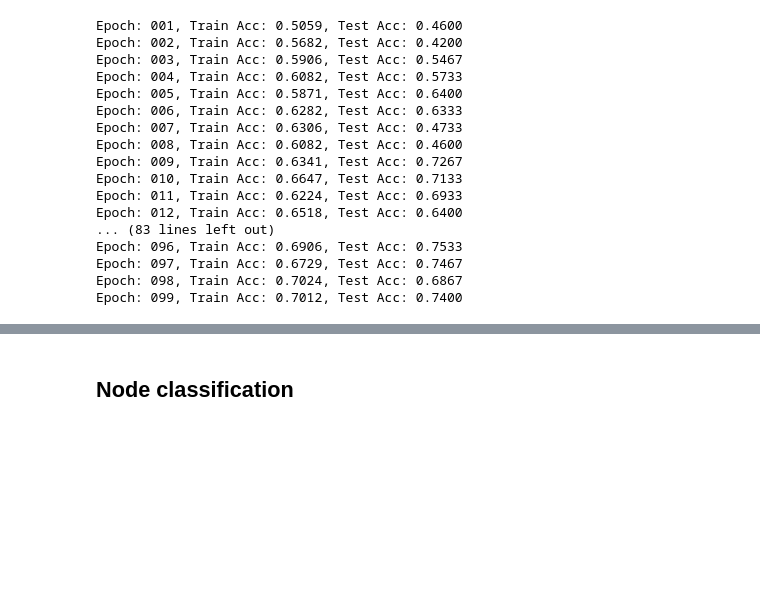
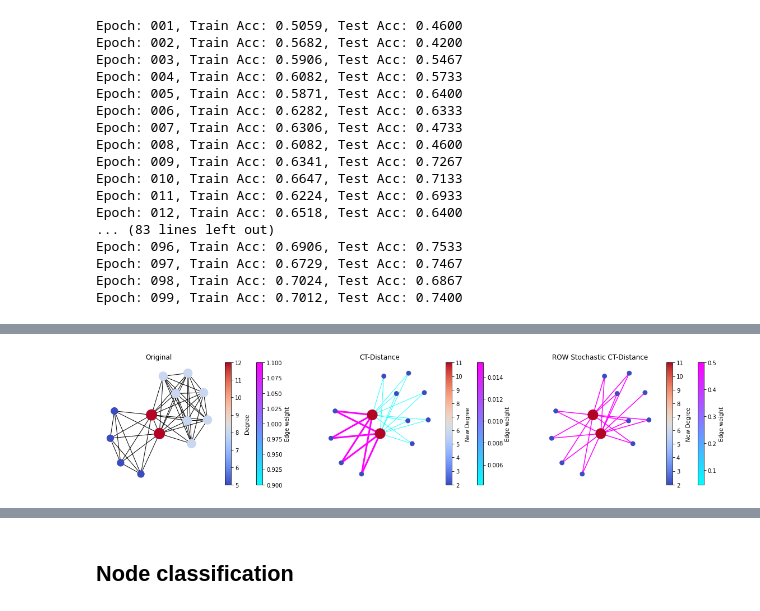
Before and after one commit to ellisalicante/GraphRewiring-Tutorial, a Jupyter notebook: 3-Inductive-Rewiring-CTLayer.ipynb, the cells around one changed output, grey strips where cells are left out. Drawn from its saved outputs; the diff is of its cells as text; code cells hidden in the pictures; blank space fills up the shorter version.

Commit message:
Graph Classification experiments and latents

```diff
--- a/3-Inductive-Rewiring-CTLayer.ipynb
+++ b/3-Inductive-Rewiring-CTLayer.ipynb
@@ -343,0 +453,5 @@ Epoch: 099, Train Acc: 0.7012, Test Acc: 0.7400
+# %%
+model =  CTNet_latent(dataset.num_features, dataset.num_classes,num_of_centers).to(device)
+model.load_state_dict(torch.load(trained_model_path, map_location=torch.device(device)))
+model.to(device)
+model.eval()
@@ -343,0 +487,8 @@ Epoch: 099, Train Acc: 0.7012, Test Acc: 0.7400
+# %%
+#predict the new adjacency
+graph_i.to(device)
+pred, mc_loss, o_loss = model(graph_i.x, graph_i.edge_index, graph_i.batch)
+loss_graph = F.nll_loss(pred,graph_i.y.view(-1)) + mc_loss + o_loss
+print('correct graph classification?', bool(pred.max(dim=-1)[1].eq(graph_i.y.view(-1)).sum().item()))
+rewired_adj = model.new_adj.detach().cpu().squeeze()
+rewired_adj.shape
@@ -343,0 +498,73 @@ Epoch: 099, Train Acc: 0.7012, Test Acc: 0.7400
+# %%
+def get_cbar(cmap, array):
+  wmin = min(array)
+  wmax = max(array)
+  return plt.cm.ScalarMappable(cmap=cmap, norm=plt.Normalize(vmin = wmin, vmax=wmax))
+# %%
+fig = plt.figure(figsize=(20,4), constrained_layout=True)
+
+ax1 = plt.subplot2grid((1, 3), (0, 0))
+ax2 = plt.subplot2grid((1, 3), (0, 1))
+ax3 = plt.subplot2grid((1, 3), (0, 2))
+
+node_cmap = plt.cm.coolwarm
+edge_cmap = plt.cm.cool
+
+####### ORIGINAL
+degree = np.array(list(dict(G.degree).values()))
+pos = nx.kamada_kawai_layout(G)
+#pos = nx.spring_layout(G)
+nx.draw(G, node_color = degree, cmap=node_cmap, pos=pos, node_size=degree*30, ax=ax1)
+
+plt.colorbar(get_cbar(edge_cmap, [1]*G.number_of_nodes()), label='Edge weight', orientation="vertical", ax=ax1)
+plt.colorbar(get_cbar(node_cmap, degree), label='Degree', orientation="vertical", ax=ax1)
+ax1.set_title('Original')
+
+######### REWIRED
+H = nx.from_numpy_matrix(np.asmatrix(rewired_adj))
+#totally connected lead to totally disconnected
+if len(torch.nonzero(rewired_adj)) > 0:
+  edges, weights = zip(*nx.get_edge_attributes(H,'weight').items())
+  new_degree = np.array(list(dict(H.degree).values()))
+else:
+  edges = []
+  weights= np.array([0])
+  new_degree = np.array([1]*H.number_of_nodes())
+
+#posH = nx.kamada_kawai_layout(H)
+
+#draw
+nx.draw(H, node_color = new_degree, cmap=node_cmap, pos=pos, node_size=new_degree*30,
+        edgelist=edges, edge_color=weights, width=np.array(weights)*200, edge_cmap=edge_cmap, ax=ax2)
+#colorbar
+fig.colorbar(get_cbar(edge_cmap, weights), label='Edge weight', orientation="vertical", ax=ax2)
+fig.colorbar(get_cbar(node_cmap, new_degree), label='New Degree', orientation="vertical", ax=ax2)
+ax2.set_title('CT-Distance')
+
+
+######### REWIRED and row-stochastic
+new_matrix = normalize(rewired_adj,axis=1, norm='l1')
+H = nx.from_numpy_matrix(np.asmatrix(new_matrix))
+#totally connected lead to totally disconnected
+
+if len(torch.nonzero(rewired_adj)) > 0:
+  edges, weights = zip(*nx.get_edge_attributes(H,'weight').items())
+  new_degree = np.array(list(dict(H.degree).values()))
+else:
+  edges = []
+  weights= np.array([0])
+  new_degree = np.array([1]*H.number_of_nodes())
+
+#posH = nx.kamada_kawai_layout(H)
+
+#draw
+nx.draw(H, node_color = new_degree, cmap=node_cmap, pos=pos, node_size=new_degree*30,
+        edgelist=edges, edge_color=weights, width=np.array(weights)*3, edge_cmap=edge_cmap, ax=ax3)
+#colorbar
+fig.colorbar(get_cbar(edge_cmap, weights), label='Edge weight', orientation="vertical", ax=ax3)
+fig.colorbar(get_cbar(node_cmap, new_degree), label='New Degree', orientation="vertical", ax=ax3)
+ax3.set_title('ROW Stochastic CT-Distance')
+#plt.tight_layout()
+plt.show()
+# %% [output]
+[figure, added]
```
Also changed, not shown: parts of 32 cells of this notebook.
